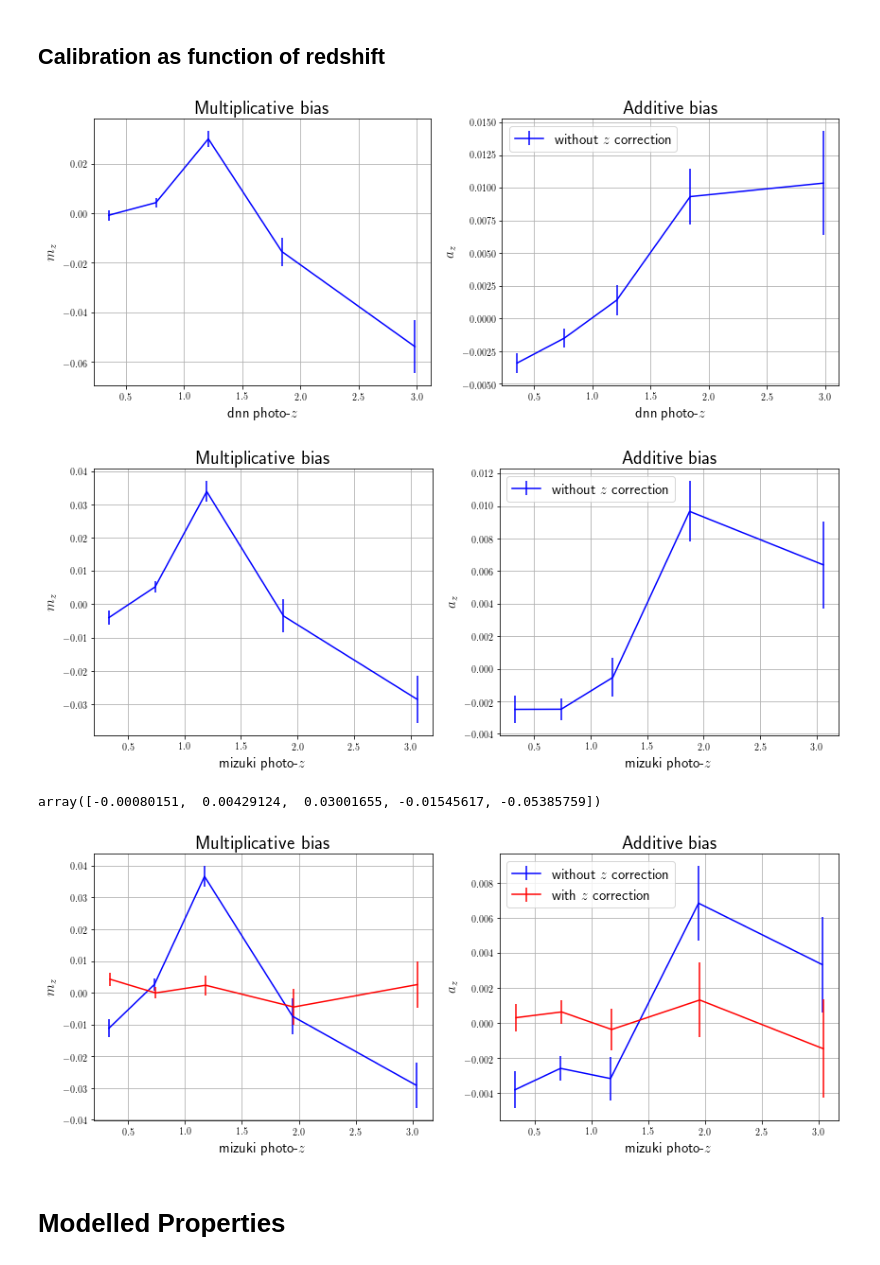
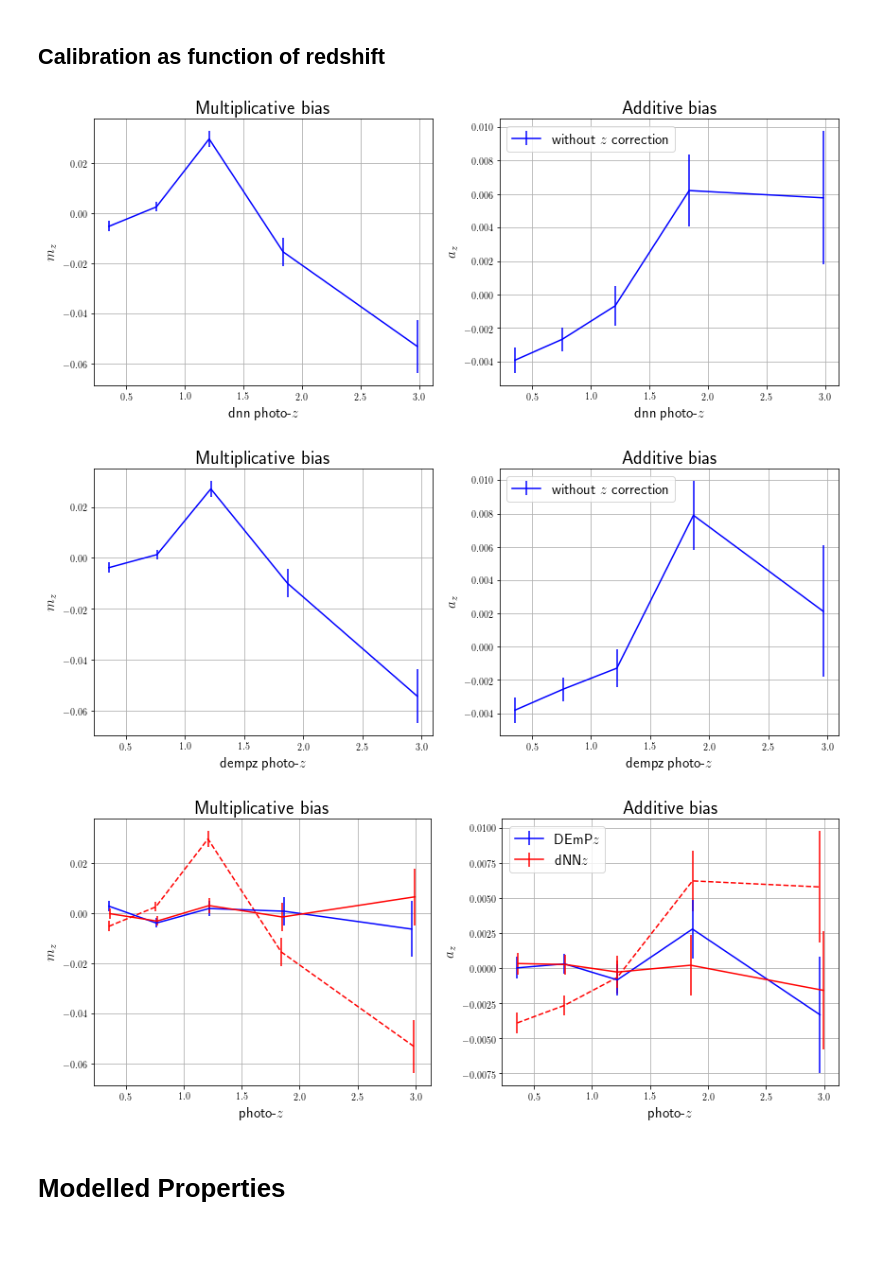
Before and after one commit to mr-superonion/G3sim-HSC, a Jupyter notebook: notebook/calibration/4_3-ReGaus_sanityTest.ipynb, the cells around one changed output. Cells and saved outputs as stored; diff of their text form; code cells hidden in the pictures.

Commit message:
finish calibration before selection bias

```diff
--- a/notebook/calibration/4_3-ReGaus_sanityTest.ipynb
+++ b/notebook/calibration/4_3-ReGaus_sanityTest.ipynb
@@ -117,7 +120,7 @@ def get_mc_bins(shearBinName,nbin_1d):
 
     return m1_bins,a1_bins,sigm1_bins,siga1_bins
 
-def makePlotSelBias(obsname,data=None,inDir=pltDir,doPlot=True):
+def makePlotSelBias(obsname,data=None,inDir=None,doPlot=True):
     nbin_1d=3
     if obsname=="mag":
         min_obs=21.5
@@ -143,7 +146,7 @@ def makePlotSelBias(obsname,data=None,inDir=pltDir,doPlot=True):
         obs_bounds  =   np.array([0.0,0.5,1.0,1.5,2.5,4.])
         nbin_1d     =   len(obs_bounds)-1
         xlabel='COSMOS redshift'
-    elif obsname=="mizuki_Z" or obsname=="dnn_Z":
+    elif obsname=="mizuki_Z" or obsname=="dnn_Z" or obsname=="demp_Z":
         obs_bounds  =   np.array([0.0,0.5,1.0,1.5,2.5,4.])
         nbin_1d     =   len(obs_bounds)-1
         xlabel='Mizuki redshift'
@@ -226,14 +229,15 @@ plt.grid()
 plt.legend(fontsize=15,loc='upper left')
 plt.tight_layout()
 # %% [output]
-[figure, old version]
+[figure, new version]
 # %%
-obsnm='mizuki_Z'
-xlabel=r'mizuki photo-$z$'
+obsnm='demp_Z'
+xlabel=r'dempz photo-$z$'
+
 grid1,m_res1,m_sig1,a_res1,a_sig1=makePlotSelBias(obsnm,inDir='plot/sanityTest/',data=data,doPlot=False)
 out_data=list(zip(grid1,m_res1,m_sig1,a_res1, a_sig1))
 mcDeltaBinTab    =   pd.DataFrame(data=out_data,columns=('z','dm','mSigma','da','aSigma'))
-mcDeltaBinTab.to_csv(os.path.join(pltDir1,'mizuki_z_bin_dm_da_2d.csv'))
+mcDeltaBinTab.to_csv(os.path.join(pltDir1,'demp_z_bin_dm_da_2d.csv'))
 dg=grid1[1]-grid1[0]
 
 fig = plt.figure(figsize=(12,5))
@@ -253,40 +257,38 @@ plt.grid()
 plt.legend(fontsize=15,loc='upper left')
 plt.tight_layout()
 # %% [output]
-[figure, old version]
+[figure, new version]
-# %%
-m_res1
-# %% [output]
-array([-0.00080151,  0.00429124,  0.03001655, -0.01545617, -0.05385759])
+# %%
+xlabel=r'photo-$z$'
+grid0,m_res0,m_sig0,a_res0,a_sig0=makePlotSelBias('dnn_Z',inDir='plot/sanityTest/',data=data,doPlot=False)
+grid1,m_res1,m_sig1,a_res1,a_sig1=makePlotSelBias('demp_Z',inDir='plot/sanityTest_withZ/',data=data,doPlot=False)
+grid2,m_res2,m_sig2,a_res2,a_sig2=makePlotSelBias('dnn_Z',inDir='plot/sanityTest_withZ/',data=data,doPlot=False)
+dg=grid1[1]-grid1[0]
 # %%
-grid2,m_res2,m_sig2,a_res2,a_sig2=makePlotSelBias(obsnm,inDir='plot/sanityTest_withZ/',data=data,doPlot=False)
-
-out={'mean_z':grid1,'dm':m_res1,'m_sig':m_sig1}
-np.save(os.path.join(pltDir,'dm_vs_z-before_revision.npy'),out)
-
-dg=grid1[1]-grid1[0]
-
 fig = plt.figure(figsize=(12,5))
 ax = fig.add_subplot(1,2,1)
-ax.errorbar(grid1-dg/80., m_res1,m_sig1,color='blue',label=r'w\o $z$ correction')
-ax.errorbar(grid2+dg/80., m_res2,m_sig2,color='red',label=r'w $z$ correction')
+ax.errorbar(grid0-dg/80., m_res0,m_sig0,ls='--',color='red')
+ax.errorbar(grid1-dg/80., m_res1,m_sig1,color='blue',label=r'DEmP$z$')
+ax.errorbar(grid2+dg/80., m_res2,m_sig2,color='red',label=r'dNN$z$')
 ax.set_xlabel(xlabel,fontsize=15)
 ax.set_ylabel(r'$m_z$',fontsize=15)
 ax.set_title('Multiplicative bias',fontsize=20)
 plt.grid()
 
 ax = fig.add_subplot(1,2,2)
-ax.errorbar(grid1-dg/80., a_res1,a_sig1,color='blue',label=r'without $z$ correction')
-ax.errorbar(grid2+dg/80., a_res2,a_sig2,color='red',label=r'with $z$ correction')
+ax.errorbar(grid1-dg/80., a_res0,a_sig0,ls='--',color='red')
+ax.errorbar(grid1-dg/80., a_res1,a_sig1,color='blue',label=r'DEmP$z$')
+ax.errorbar(grid2+dg/80., a_res2,a_sig2,color='red',label=r'dNN$z$')
 ax.set_xlabel(xlabel,fontsize=15)
 ax.set_ylabel(r'$a_z$',fontsize=15)
 ax.set_title('Additive bias',fontsize=20)
 plt.grid()
 plt.legend(fontsize=15,loc='upper left')
 plt.tight_layout()
-plt.savefig(os.path.join(pltDir,'calibration_residual_%s.eps' %(obsnm)))
+plt.savefig(os.path.join(pltDir2,'calibration_residual_redshfits.eps' ))
+plt.savefig(os.path.join(pltDir2,'calibration_residual_redshfits.png' ))
 # %% [output]
-[figure, old version]
+[figure, new version]
 # %% [markdown]
 # Modelled Properties
 # %%
```
Also changed, not shown: parts of 5 cells of this notebook, 6 other files.
